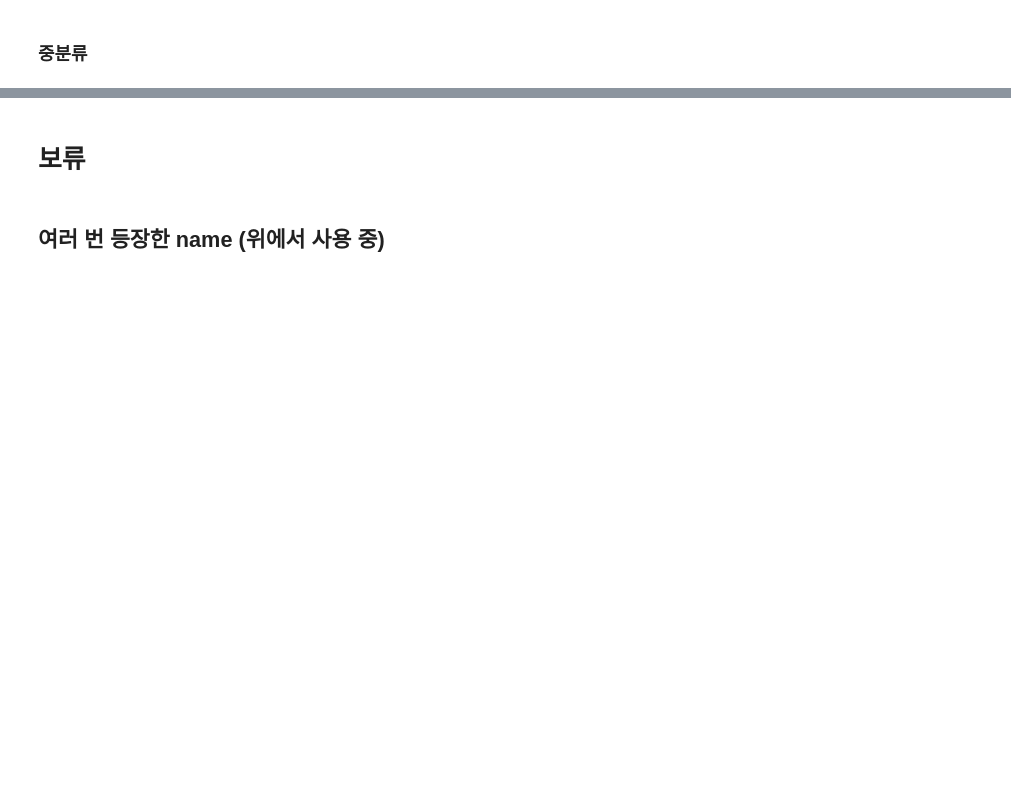
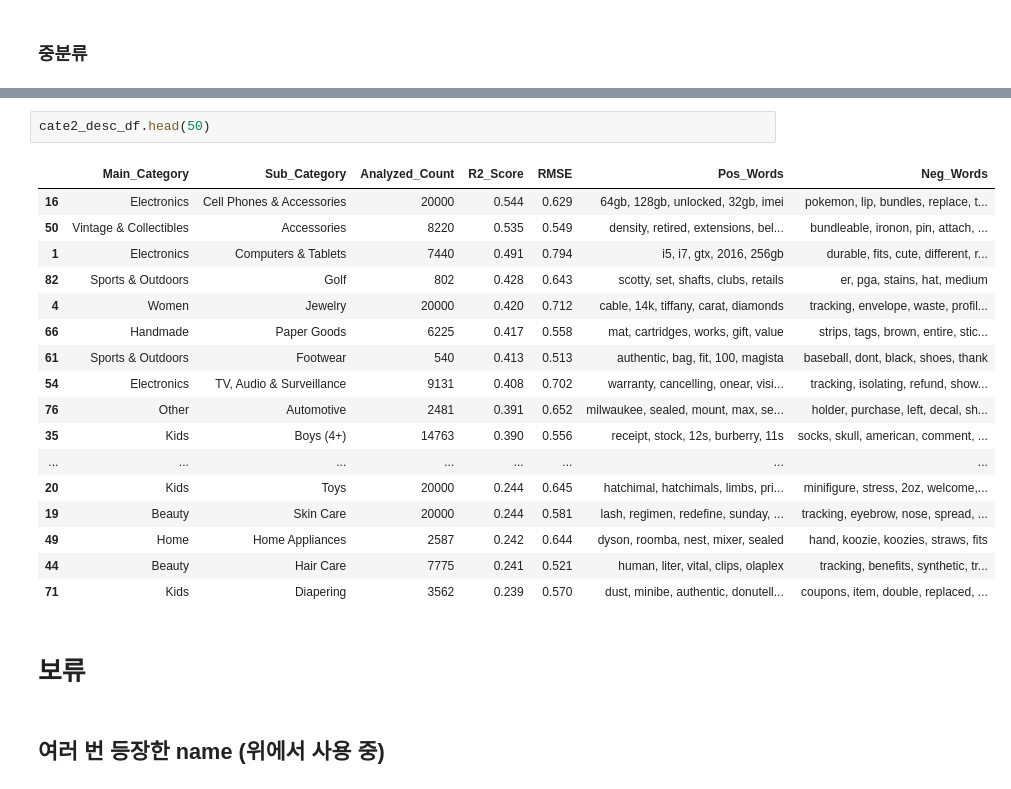
Before and after one commit to S-HNJN/first-repository, a Jupyter notebook: Mercari.ipynb, the cells around one changed output, grey strips where cells are left out. Cells and saved outputs as stored; diff of their text form; blank space fills up the shorter version.

```diff
--- a/Mercari.ipynb
+++ b/Mercari.ipynb
@@ -579,3 +1173,23 @@ cate2_df.head(10)
+# %%
+cate2_desc_df.head(50)
+# %% [output]
+|  | Main_Category | Sub_Category | Analyzed_Count | R2_Score | RMSE | Pos_Words | Neg_Words |
+| 16 | Electronics | Cell Phones & Accessories | 20000 | 0.544 | 0.629 | 64gb, 128gb, unlocked, 32gb, imei | pokemon, lip, bundles, replace, t... |
+| 50 | Vintage & Collectibles | Accessories | 8220 | 0.535 | 0.549 | density, retired, extensions, bel... | bundleable, ironon, pin, attach, ... |
+| 1 | Electronics | Computers & Tablets | 7440 | 0.491 | 0.794 | i5, i7, gtx, 2016, 256gb | durable, fits, cute, different, r... |
+| 82 | Sports & Outdoors | Golf | 802 | 0.428 | 0.643 | scotty, set, shafts, clubs, retails | er, pga, stains, hat, medium |
+| 4 | Women | Jewelry | 20000 | 0.420 | 0.712 | cable, 14k, tiffany, carat, diamonds | tracking, envelope, waste, profil... |
+| 66 | Handmade | Paper Goods | 6225 | 0.417 | 0.558 | mat, cartridges, works, gift, value | strips, tags, brown, entire, stic... |
+| 61 | Sports & Outdoors | Footwear | 540 | 0.413 | 0.513 | authentic, bag, fit, 100, magista | baseball, dont, black, shoes, thank |
+| 54 | Electronics | TV, Audio & Surveillance | 9131 | 0.408 | 0.702 | warranty, cancelling, onear, visi... | tracking, isolating, refund, show... |
+| 76 | Other | Automotive | 2481 | 0.391 | 0.652 | milwaukee, sealed, mount, max, se... | holder, purchase, left, decal, sh... |
+| 35 | Kids | Boys (4+) | 14763 | 0.390 | 0.556 | receipt, stock, 12s, burberry, 11s | socks, skull, american, comment, ... |
+| ... | ... | ... | ... | ... | ... | ... | ... |
+| 20 | Kids | Toys | 20000 | 0.244 | 0.645 | hatchimal, hatchimals, limbs, pri... | minifigure, stress, 2oz, welcome,... |
+| 19 | Beauty | Skin Care | 20000 | 0.244 | 0.581 | lash, regimen, redefine, sunday, ... | tracking, eyebrow, nose, spread, ... |
+| 49 | Home | Home Appliances | 2587 | 0.242 | 0.644 | dyson, roomba, nest, mixer, sealed | hand, koozie, koozies, straws, fits |
+| 44 | Beauty | Hair Care | 7775 | 0.241 | 0.521 | human, liter, vital, clips, olaplex | tracking, benefits, synthetic, tr... |
+| 71 | Kids | Diapering | 3562 | 0.239 | 0.570 | dust, minibe, authentic, donutell... | coupons, item, double, replaced, ... |
 # %% [markdown]
 # 보류
 # %% [markdown]
```
Also changed, not shown: parts of 33 cells of this notebook.
